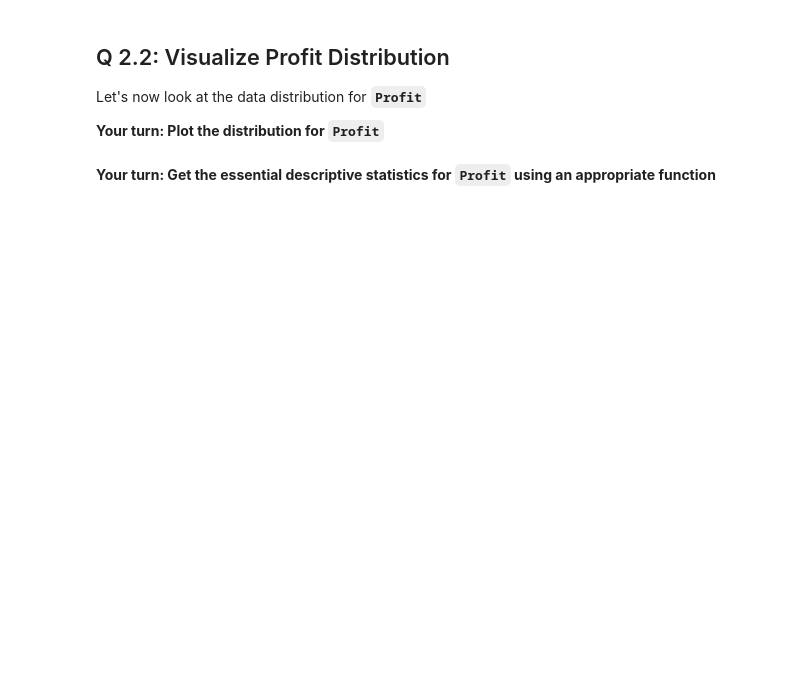
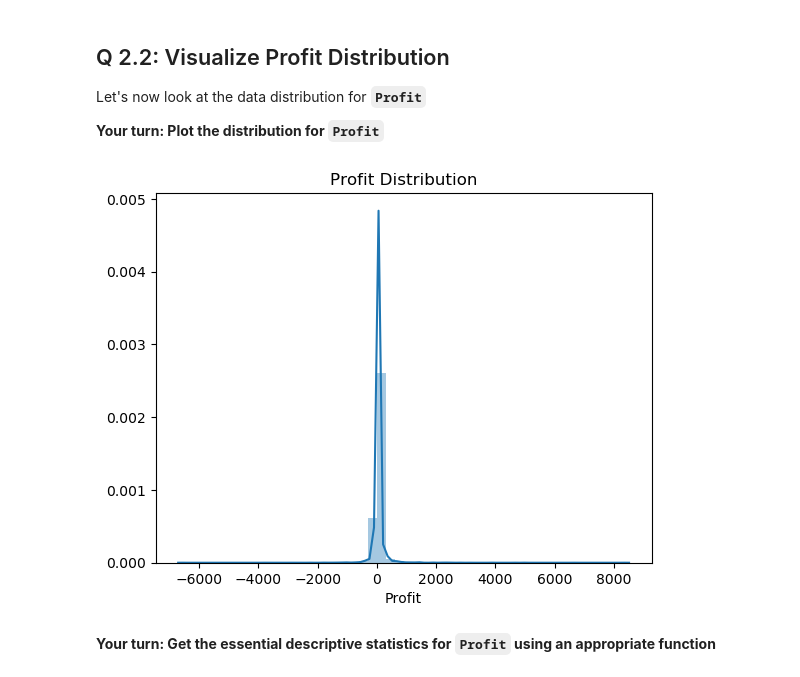
Before and after one commit to lfunderburk/mec-mini-projects, a Jupyter notebook: mec-16.4.1-anomaly-detection-mini-project/Mini_Project_Anomaly_Detection.ipynb, the cells around one changed output. Saved outputs shown, nothing was run; the diff lists cells and outputs as text; code cells hidden in the pictures; blank space fills up the shorter version.

```diff
--- a/mec-16.4.1-anomaly-detection-mini-project/Mini_Project_Anomaly_Detection.ipynb
+++ b/mec-16.4.1-anomaly-detection-mini-project/Mini_Project_Anomaly_Detection.ipynb
@@ -96,2 +128,7 @@ __Your turn: Plot the distribution for `Profit`__
+# %%
+sns.distplot(df['Profit'])
+plt.title("Profit Distribution");
+# %% [output]
+[figure, added]
 # %% [markdown]
 __Your turn: Get the essential descriptive statistics for `Profit` using an appropriate function__
```
Also changed, not shown: parts of 11 cells of this notebook, 1 other file.
